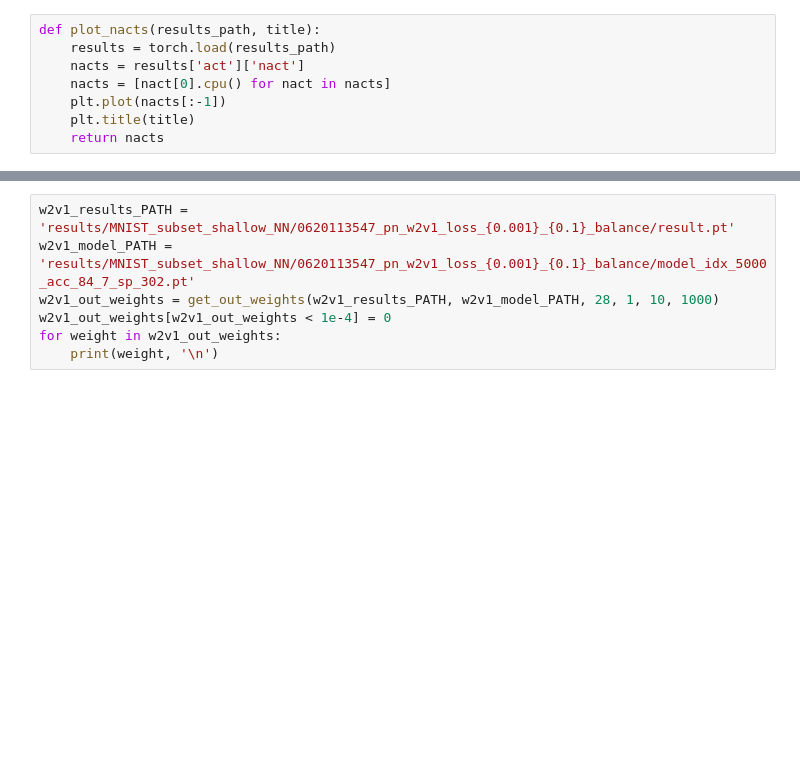
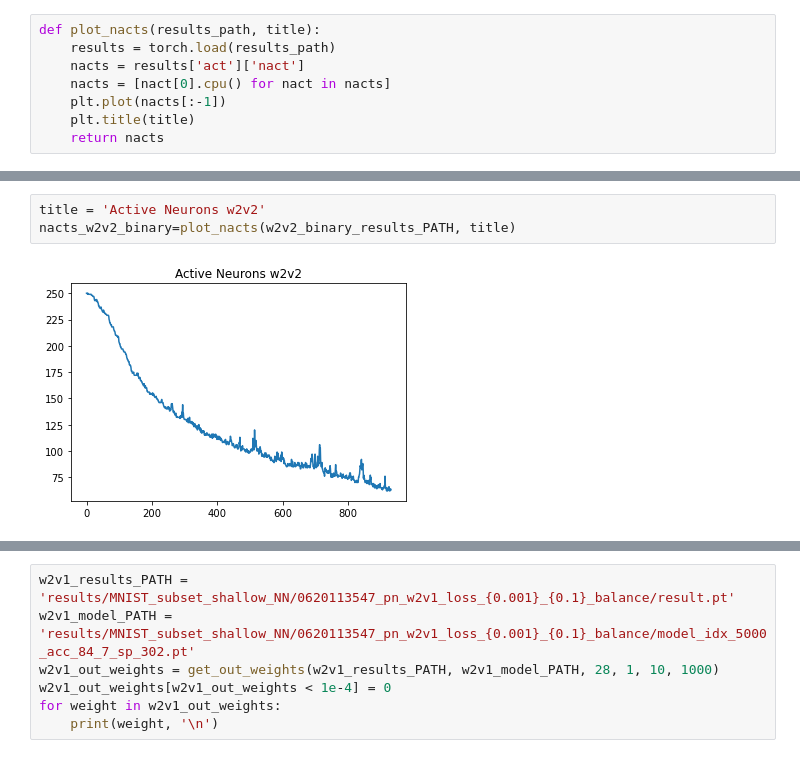
Before and after one commit to joeshenouda/nn-norm, a Jupyter notebook: plotting.ipynb, the cells around one changed output, grey strips where cells are left out. Saved outputs shown, nothing was run; the diff lists cells and outputs as text; blank space fills up the shorter version.

```diff
--- a/plotting.ipynb
+++ b/plotting.ipynb
@@ -36,0 +101,5 @@ def plot_out_sparsity(results_path, title):
+# %%
+title = 'Active Neurons w2v2'
+nacts_w2v2_binary=plot_nacts(w2v2_binary_results_PATH, title)
+# %% [output]
+[figure, added]
```
Also changed, not shown: parts of 20 cells of this notebook, 15 other files.
